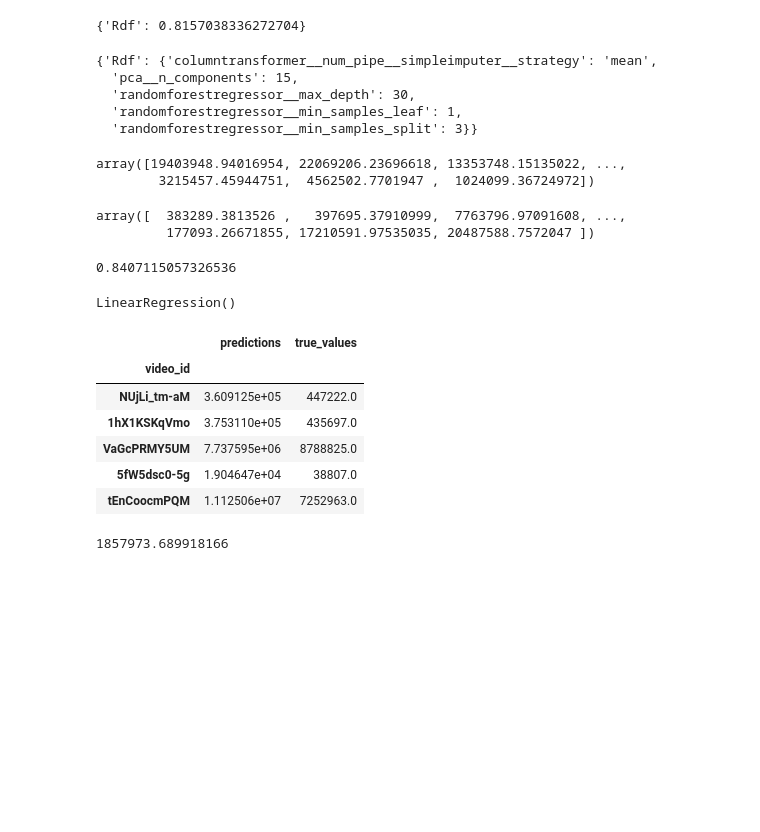
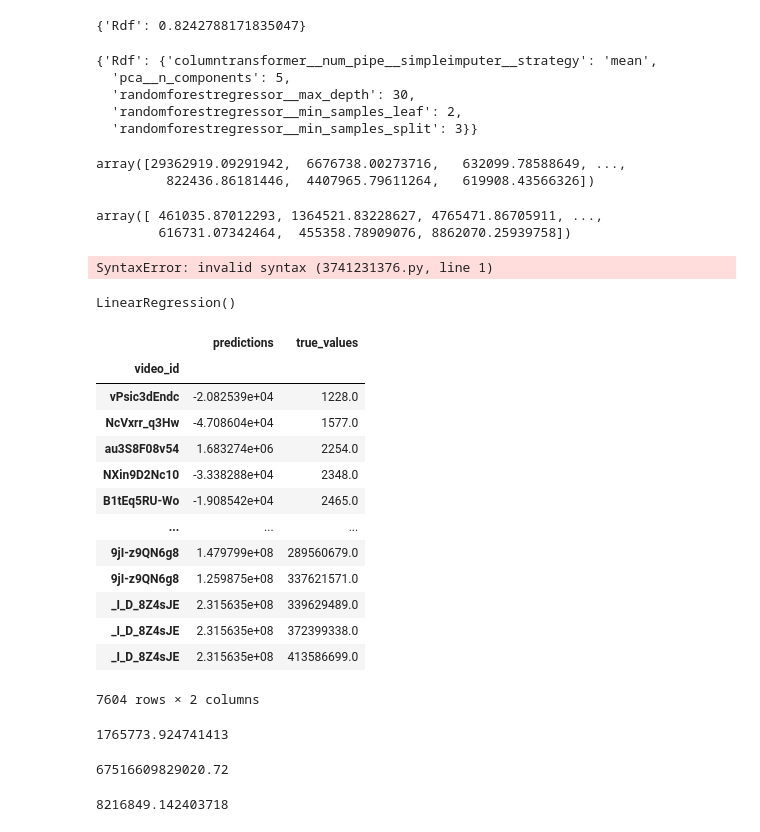
Before and after one commit to Weilingp/Final-Project-How-popular-will-your-video-be-on-YouTube, a Jupyter notebook: Model_to_predict_trending_video.ipynb, the cells around one changed output. Cells and saved outputs as stored; diff of their text form; code cells hidden in the pictures; blank space fills up the shorter version.

```diff
--- a/Model_to_predict_trending_video.ipynb
+++ b/Model_to_predict_trending_video.ipynb
@@ -38,4 +28,4 @@ memory usage: 7.5+ MB
 # %%
-GBvideo_1['tags_words'] = GBvideo_1['tags'].apply(lambda n: len(n.split(' ')))
-GBvideo_1['title_words'] = GBvideo_1['title'].apply(lambda n: len(n.split(' ')))
+GBvideo['tags_words'] = GBvideo['tags'].apply(lambda n: len(str(n).split(' ')))
+GBvideo['title_words'] = GBvideo['title'].apply(lambda n: len(str(n).split(' ')))
 # %%
@@ -46,13 +34,15 @@ GBvideo_1_U.shape
 # %%
-GBvideo_U= GBvideo[["category_id",
-                    "views",
-                    "tag_length",
-                    "description_length",
-                    "title_length",
-                    "category_names_length",
-                    "channel_title_length",
-                    "Analysis_title",
-                    "Analysis_tags",
-                    "Analysis_descrp"]]
-GBvideo_U.shape
+df= GBvideo[["category_id",
+             "tags_words",
+             "title_words",
+             "views",
+             "tag_length",
+             "description_length",
+             "title_length",
+             "category_names_length",
+             "channel_title_length",
+             "Analysis_title",
+             "Analysis_tags",
+             "Analysis_descrp"]]
+df.shape
 # %% [output]
@@ -60,3 +50,3 @@ GBvideo_U.shape
 # %%
-df = pd.merge(GBvideo_U, GBvideo_1_U, on = "video_id")
-df
+# df = pd.merge(GBvideo_U, GBvideo_U, on = "video_id")
+# df
@@ -283,33 +273,33 @@ scores = {"Rdf" : randomf.best_score_}
 
 scores
 # %% [output]
-{'Rdf': 0.8157038336272704}
+{'Rdf': 0.8242788171835047}
 # %%
 scores["Rdf"] = randomf.best_params_
 
 scores
 # %% [output]
 {'Rdf': {'columntransformer__num_pipe__simpleimputer__strategy': 'mean',
-  'pca__n_components': 15,
+  'pca__n_components': 5,
   'randomforestregressor__max_depth': 30,
-  'randomforestregressor__min_samples_leaf': 1,
+  'randomforestregressor__min_samples_leaf': 2,
   'randomforestregressor__min_samples_split': 3}}
 # %%
 randomf.predict(X_train) # Predictions
 # %% [output]
-array([19403948.94016954, 22069206.23696618, 13353748.15135022, ...,
-        3215457.45944751,  4562502.7701947 ,  1024099.36724972])
+array([29362919.09291942,  6676738.00273716,   632099.78588649, ...,
+         822436.86181446,  4407965.79611264,   619908.43566326])
 # %%
 y_train_pred = randomf.predict(X_train)
 # %%
 randomf.predict(X_test)
 # %% [output]
-array([  383289.3813526 ,   397695.37910999,  7763796.97091608, ...,
-         177093.26671855, 17210591.97535035, 20487588.7572047 ])
+array([ 461035.87012293, 1364521.83228627, 4765471.86705911, ...,
+        616731.07342464,  455358.78909076, 8862070.25939758])
 # %%
 randomf.score(X_train, y_train)
 # %% [output]
-0.8407115057326536
+SyntaxError: invalid syntax (3741231376.py, line 1)
 # %%
 from sklearn.linear_model import LinearRegression
 
@@ -320,17 +310,26 @@ LinearRegression()
 # %%
 results = pd.DataFrame({
     'predictions':lm.predict(np.array(randomf.predict(X_test)).reshape(-1, 1)),#np.array(X_impute_test).reshape(-1, 1)),
     'true_values':y_test
 })
-results.head()
+results.sort_values(by ='true_values',inplace =True)
+# results.predictions=results.predictions.astype(str)
+results
 # %% [output]
 |  | predictions | true_values |
 | video_id |  |  |
-| NUjLi_tm-aM | 3.609125e+05 | 447222.0 |
-| 1hX1KSKqVmo | 3.753110e+05 | 435697.0 |
-| VaGcPRMY5UM | 7.737595e+06 | 8788825.0 |
-| 5fW5dsc0-5g | 1.904647e+04 | 38807.0 |
-| tEnCoocmPQM | 1.112506e+07 | 7252963.0 |
+| vPsic3dEndc | -2.082539e+04 | 1228.0 |
+| NcVxrr_q3Hw | -4.708604e+04 | 1577.0 |
+| au3S8F08v54 | 1.683274e+06 | 2254.0 |
+| NXin9D2Nc10 | -3.338288e+04 | 2348.0 |
+| B1tEq5RU-Wo | -1.908542e+04 | 2465.0 |
+| ... | ... | ... |
+| 9jI-z9QN6g8 | 1.479799e+08 | 289560679.0 |
+| 9jI-z9QN6g8 | 1.259875e+08 | 337621571.0 |
+| _I_D_8Z4sJE | 2.315635e+08 | 339629489.0 |
+| _I_D_8Z4sJE | 2.315635e+08 | 372399338.0 |
+| _I_D_8Z4sJE | 2.315635e+08 | 413586699.0 |
+7604 rows × 2 columns
 # %%
 mod_res = {}
 mod_res['1st_iter'] = {}
@@ -340,9 +339,17 @@ from sklearn.metrics import mean_absolute_error
 mod_res['1st_iter']['mae'] = mean_absolute_error(results.true_values, results.predictions)
 mod_res['1st_iter']['mae']
 # %% [output]
-1857973.689918166
+1765773.924741413
+# %%
+from sklearn.metrics import mean_squared_error
+mod_res['1st_iter']['mse'] = mean_squared_error(results.true_values, results.predictions)
+mod_res['1st_iter']['mse']
+# %% [output]
+67516609829020.72
 # %%
 # check our results with sklearn metrics
 mod_res['1st_iter']['rmse'] = mean_squared_error(results.true_values, results.predictions)**0.5
 mod_res['1st_iter']['rmse']
+# %% [output]
+8216849.142403718
 # %%
```
Also changed, not shown: parts of 15 cells of this notebook, 14 other files.
